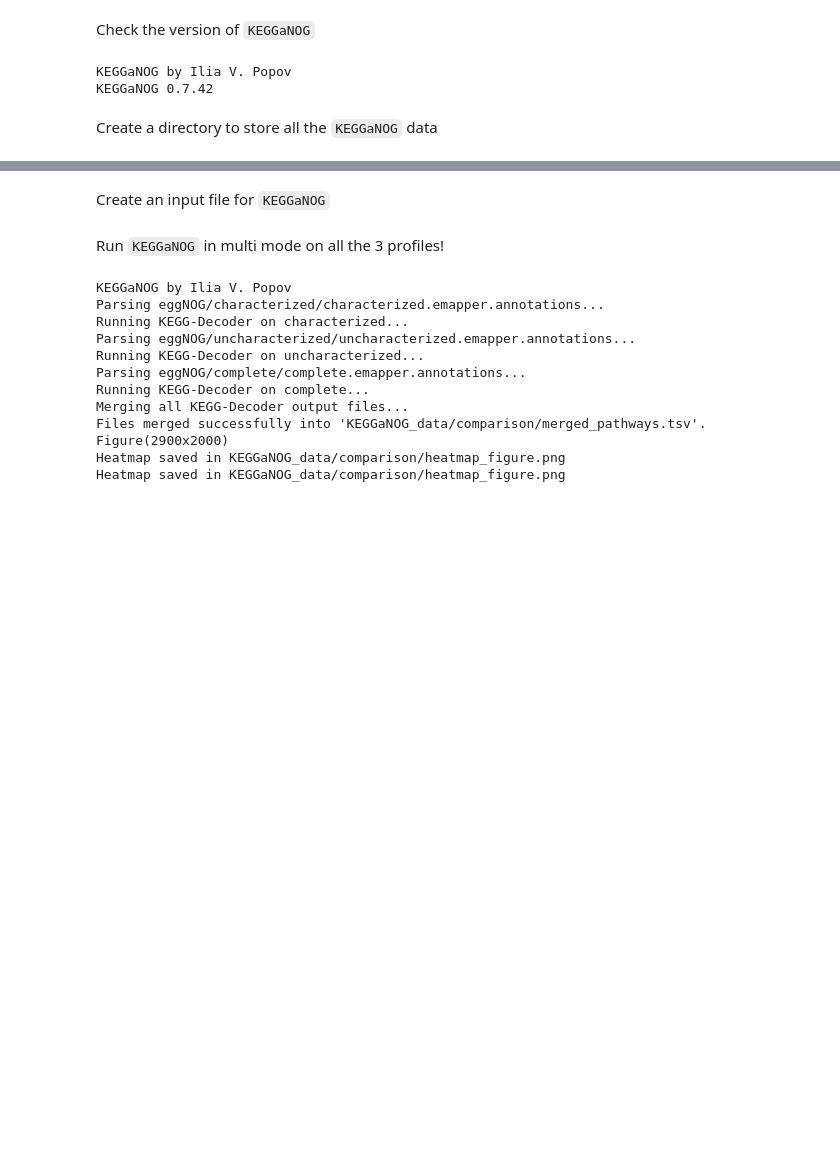
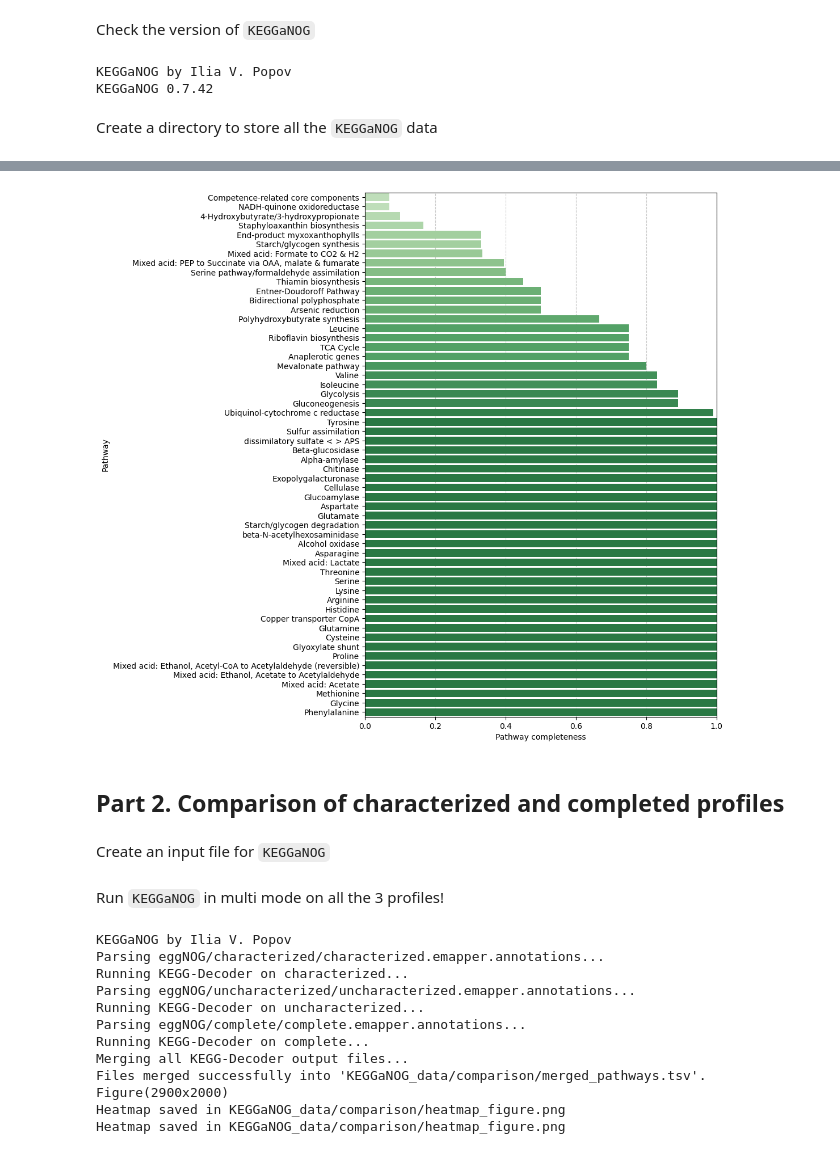
Before and after one commit to PopovIILab/Pdiddy, a Jupyter notebook: 04_Pathways_annotation/01_pathways.ipynb, the cells around one changed output, grey strips where cells are left out. Cells and saved outputs as stored; diff of their text form; code cells hidden in the pictures; blank space fills up the shorter version.

```diff
--- a/04_Pathways_annotation/01_pathways.ipynb
+++ b/04_Pathways_annotation/01_pathways.ipynb
@@ -46,3 +60,49 @@ Create a directory to store all the `KEGGaNOG` data
+# %%
+# Load the data
+file_path = "KEGGaNOG_data/Pd/$\it{P. desctructans}$_pathways.tsv"  # Update with your file path
+pd_df = pd.read_csv(file_path, sep="\t")
+
+# Drop the "Function" column since it's not needed
+pd_df_filtered = pd_df.drop(columns=["Function"])
+
+# Keep only pathways with values greater than 0
+pd_df_nonzero = pd_df_filtered.loc[:, (pd_df_filtered > 0).any(axis=0)]
+
+# Reshape data into long format
+pd_df_melted = pd_df_nonzero.melt(var_name="Pathway", value_name="Score")
+
+# Sort by score for better visualization
+pd_df_melted = pd_df_melted.sort_values(by="Score", ascending=False).reset_index(drop=True)
+
+# Convert to sentence case if in lowercase
+pd_df_melted['Pathway'] = pd_df_melted['Pathway'].apply(lambda x: x.capitalize() if x.islower() else x)
+
+plt.figure(figsize=(8, 12))
+
+# Generate more colors than needed, then take only the darker ones
+palette = sns.color_palette("Greens", n_colors=30)[8:]  # Skip the first 5 bright colors
+
+sns.barplot(data=pd_df_melted, x="Score", y="Pathway", hue="Score", palette=palette, dodge=False, legend=False)
+
+plt.xlabel("Pathway completeness")
+plt.ylabel("Pathway")
+plt.gca().invert_yaxis()
+
+# Add grid lines below the barplot
+plt.grid(axis='x', linestyle='--', alpha=0.7, zorder=0)
+
+# Limit the frame border to 1.0 on the x-axis
+plt.xlim(0, 1.0)
+
+# Ensure bars are drawn on top by setting zorder higher than grid
+plt.gca().set_axisbelow(True)
+
+plt.savefig("imgs/barplot.png", dpi=600, bbox_inches="tight")
+plt.show()
+# %% [output]
+[figure, added]
+# %% [markdown]
+## **Part 2. Comparison of characterized and completed profiles**
 # %% [markdown]
 Create an input file for `KEGGaNOG`
 # %%
```
Also changed, not shown: parts of 18 cells of this notebook.
